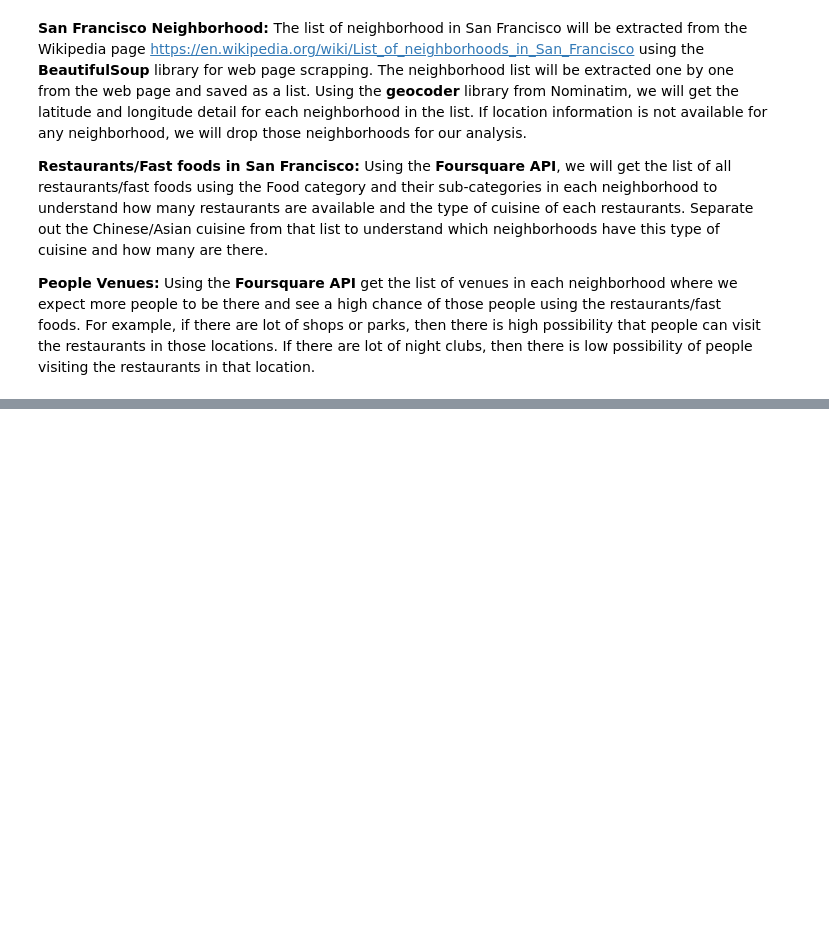
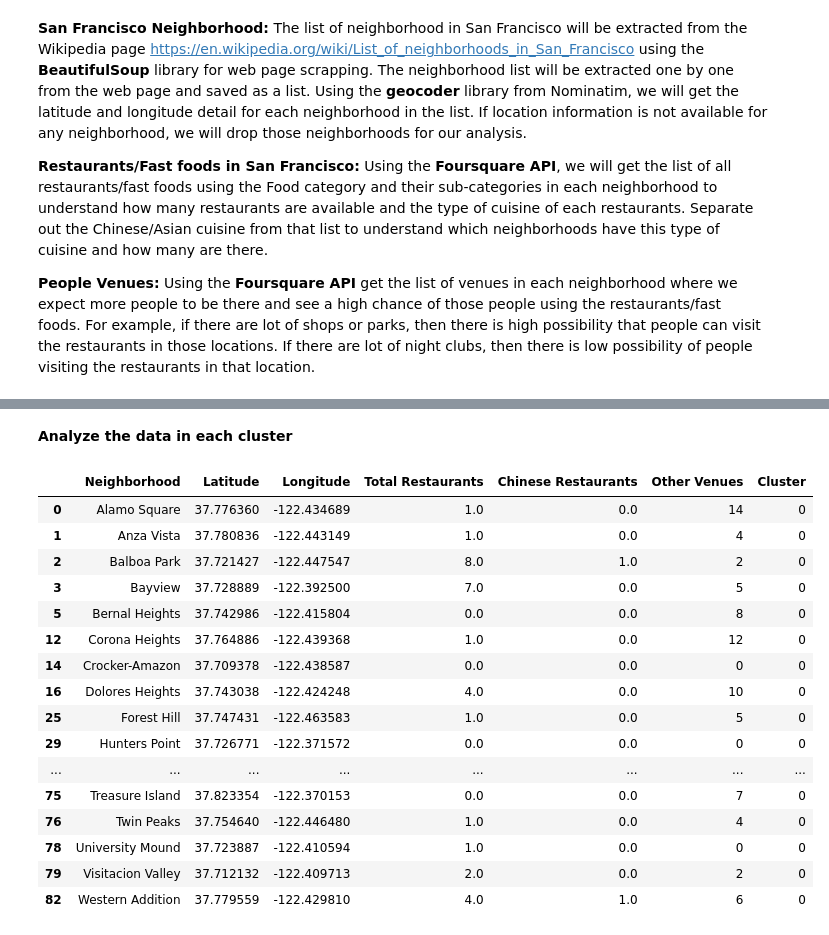
Before and after one commit to sbeygan/Coursera_Capstone, a Jupyter notebook: Capstone_Project_Restaurant_Analysis_SanFrancisco_Final_Report.ipynb, the cells around one changed output, grey strips where cells are left out. Cells and saved outputs as stored; diff of their text form; code cells hidden in the pictures; blank space fills up the shorter version.

```diff
--- a/Capstone_Project_Restaurant_Analysis_SanFrancisco_Final_Report.ipynb
+++ b/Capstone_Project_Restaurant_Analysis_SanFrancisco_Final_Report.ipynb
@@ -25,0 +645,22 @@ Using the **Foursquare API** get the list of venues in each neighborhood where w
+# %% [markdown]
+**Analyze the data in each cluster**
+# %%
+sfo_clusters[sfo_clusters['Cluster']==0]
+# %% [output]
+|  | Neighborhood | Latitude | Longitude | Total Restaurants | Chinese Restaurants | Other Venues | Cluster |
+| 0 | Alamo Square | 37.776360 | -122.434689 | 1.0 | 0.0 | 14 | 0 |
+| 1 | Anza Vista | 37.780836 | -122.443149 | 1.0 | 0.0 | 4 | 0 |
+| 2 | Balboa Park | 37.721427 | -122.447547 | 8.0 | 1.0 | 2 | 0 |
+| 3 | Bayview | 37.728889 | -122.392500 | 7.0 | 0.0 | 5 | 0 |
+| 5 | Bernal Heights | 37.742986 | -122.415804 | 0.0 | 0.0 | 8 | 0 |
+| 12 | Corona Heights | 37.764886 | -122.439368 | 1.0 | 0.0 | 12 | 0 |
+| 14 | Crocker-Amazon | 37.709378 | -122.438587 | 0.0 | 0.0 | 0 | 0 |
+| 16 | Dolores Heights | 37.743038 | -122.424248 | 4.0 | 0.0 | 10 | 0 |
+| 25 | Forest Hill | 37.747431 | -122.463583 | 1.0 | 0.0 | 5 | 0 |
+| 29 | Hunters Point | 37.726771 | -122.371572 | 0.0 | 0.0 | 0 | 0 |
+| ... | ... | ... | ... | ... | ... | ... | ... |
+| 75 | Treasure Island | 37.823354 | -122.370153 | 0.0 | 0.0 | 7 | 0 |
+| 76 | Twin Peaks | 37.754640 | -122.446480 | 1.0 | 0.0 | 4 | 0 |
+| 78 | University Mound | 37.723887 | -122.410594 | 1.0 | 0.0 | 0 | 0 |
+| 79 | Visitacion Valley | 37.712132 | -122.409713 | 2.0 | 0.0 | 2 | 0 |
+| 82 | Western Addition | 37.779559 | -122.429810 | 4.0 | 1.0 | 6 | 0 |
```
Also changed, not shown: parts of 73 cells of this notebook.
